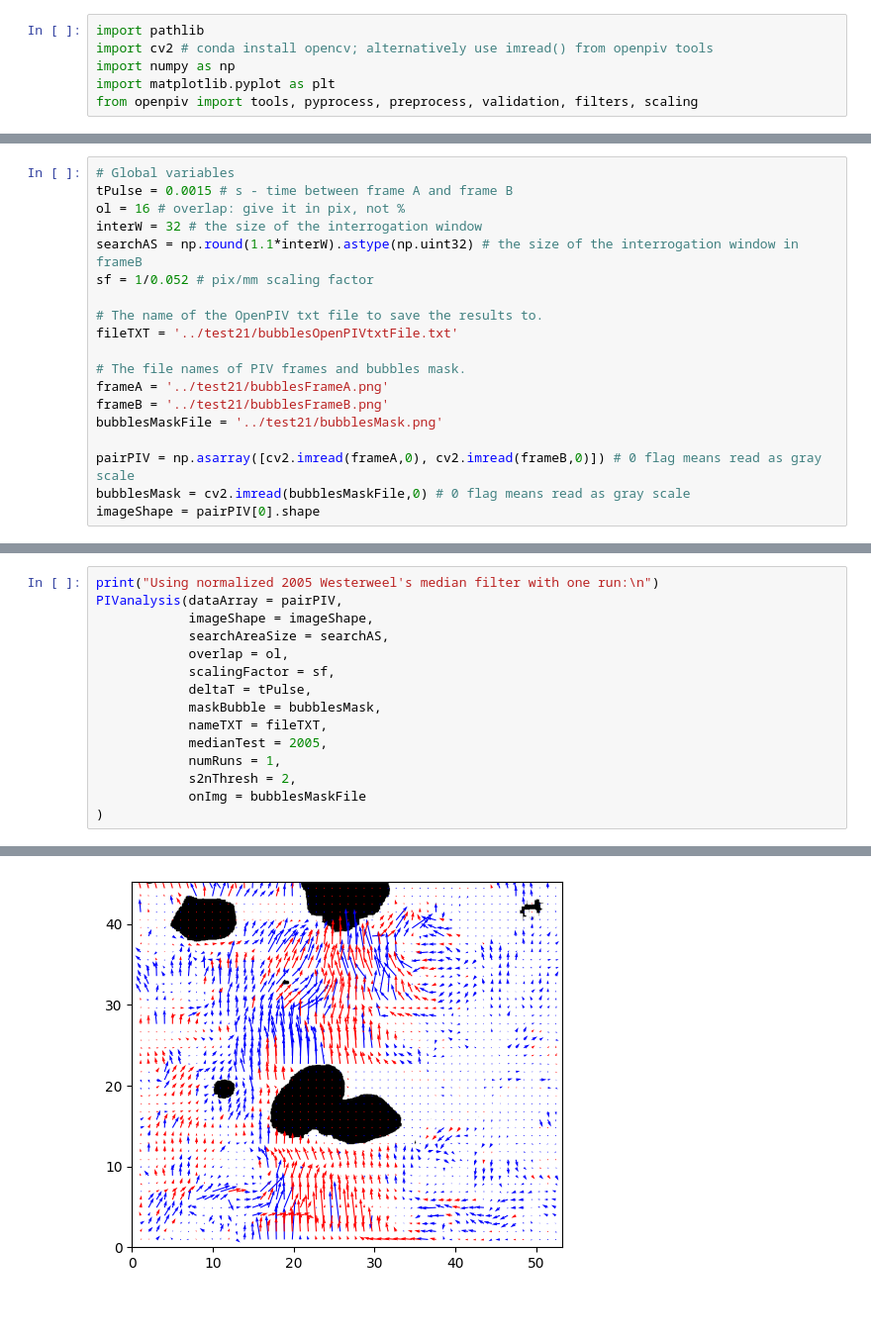
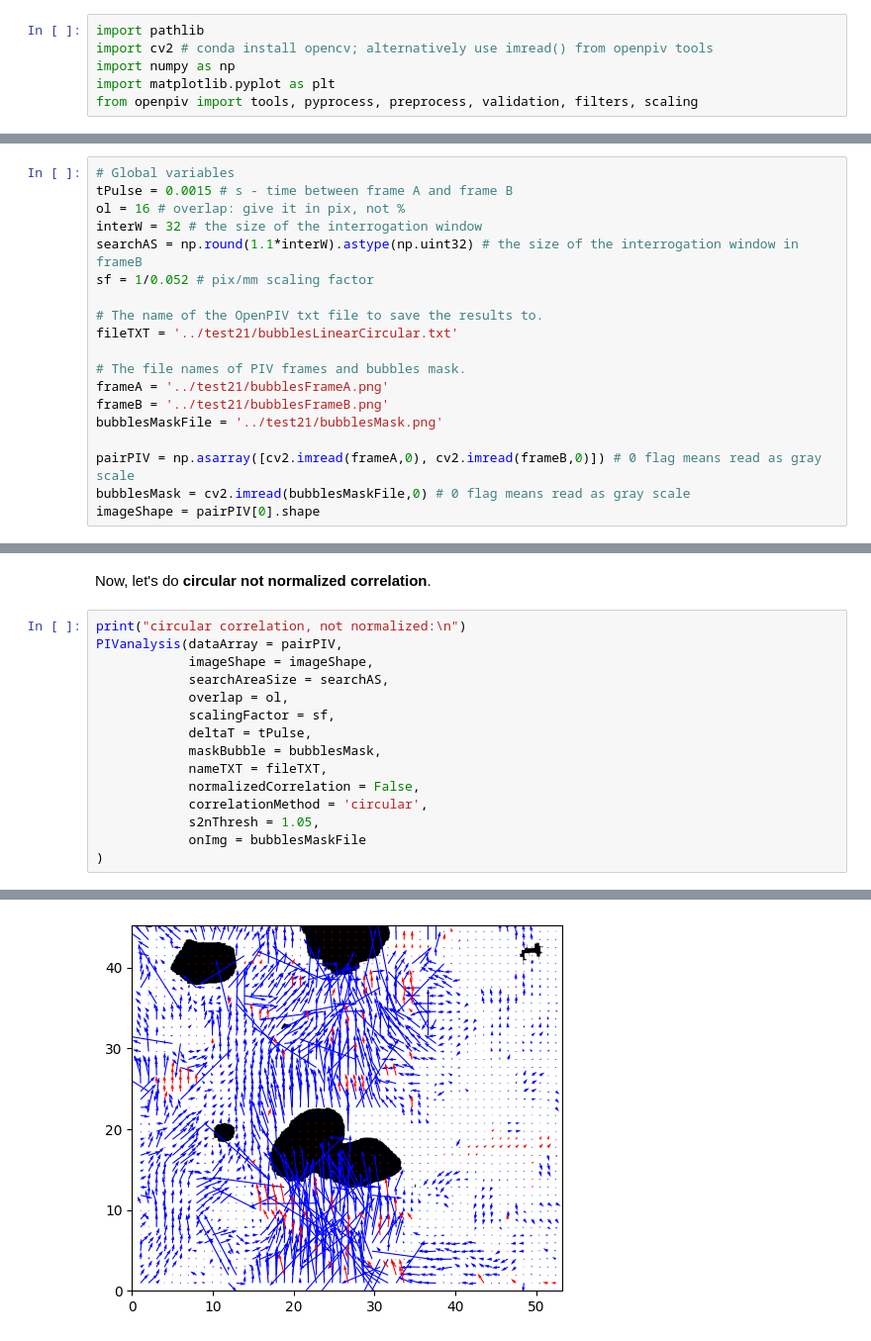
Before and after one commit to OpenPIV/openpiv-python-examples, a Jupyter notebook: notebooks/compare_correlations_algorithms.ipynb, the cells around one changed output, grey strips where cells are left out. Shown at 99% size. Saved outputs shown, nothing was run; the diff lists cells and outputs as text; blank space fills up the shorter version.

```diff
--- a/notebooks/compare_correlations_algorithms.ipynb
+++ b/notebooks/compare_correlations_algorithms.ipynb
@@ -252,7 +192,7 @@ searchAS = np.round(1.1*interW).astype(np.uint32) # the size of the interrogatio
 sf = 1/0.052 # pix/mm scaling factor
 
 # The name of the OpenPIV txt file to save the results to.
-fileTXT = '../test21/bubblesOpenPIVtxtFile.txt'
+fileTXT = '../test21/bubblesLinearCircular.txt'
 
 # The file names of PIV frames and bubbles mask.
 frameA = '../test21/bubblesFrameA.png'
@@ -292,5 +236,7 @@ and replaced with the average of their neighbouring vectors):
+# %% [markdown]
+Now, let's do **circular not normalized correlation**.
 # %%
-print("Using normalized 2005 Westerweel's median filter with one run:\n")
+print("circular correlation, not normalized:\n")
 PIVanalysis(dataArray = pairPIV,
             imageShape = imageShape,
             searchAreaSize = searchAS,
@@ -299,9 +245,9 @@ PIVanalysis(dataArray = pairPIV,
             deltaT = tPulse,
             maskBubble = bubblesMask,
             nameTXT = fileTXT,
-            medianTest = 2005,
-            numRuns = 1,
-            s2nThresh = 2,
+            normalizedCorrelation = False,
+            correlationMethod = 'circular',
+            s2nThresh = 1.05,
             onImg = bubblesMaskFile
 )
 # %% [output]
@@ -315,4 +258,4 @@ invalitOutliersPercent=37.90
 
 The resultant velocity field (red are vectors that were validated as outliers
 and replaced with the average of their neighbouring vectors):
-[figure, old version]
+[figure, new version]
```
Also changed, not shown: parts of 17 cells of this notebook, 1 other file.
